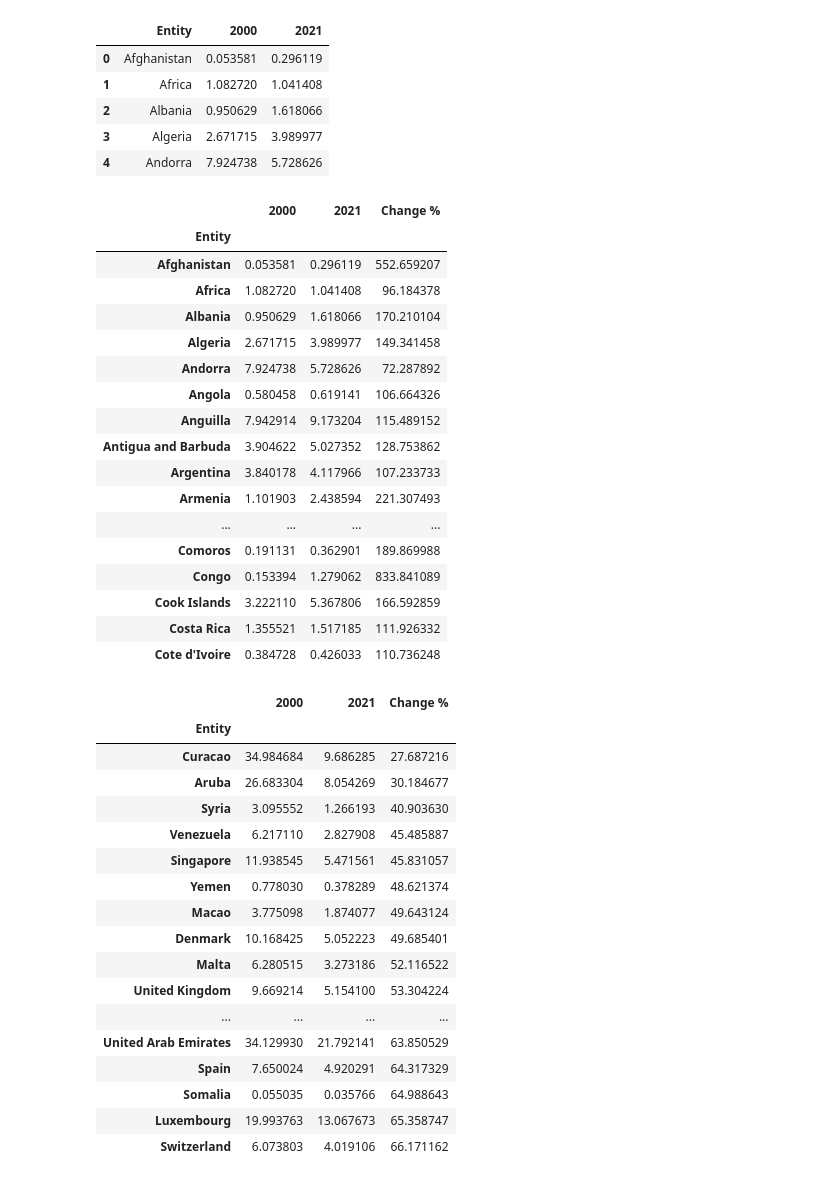
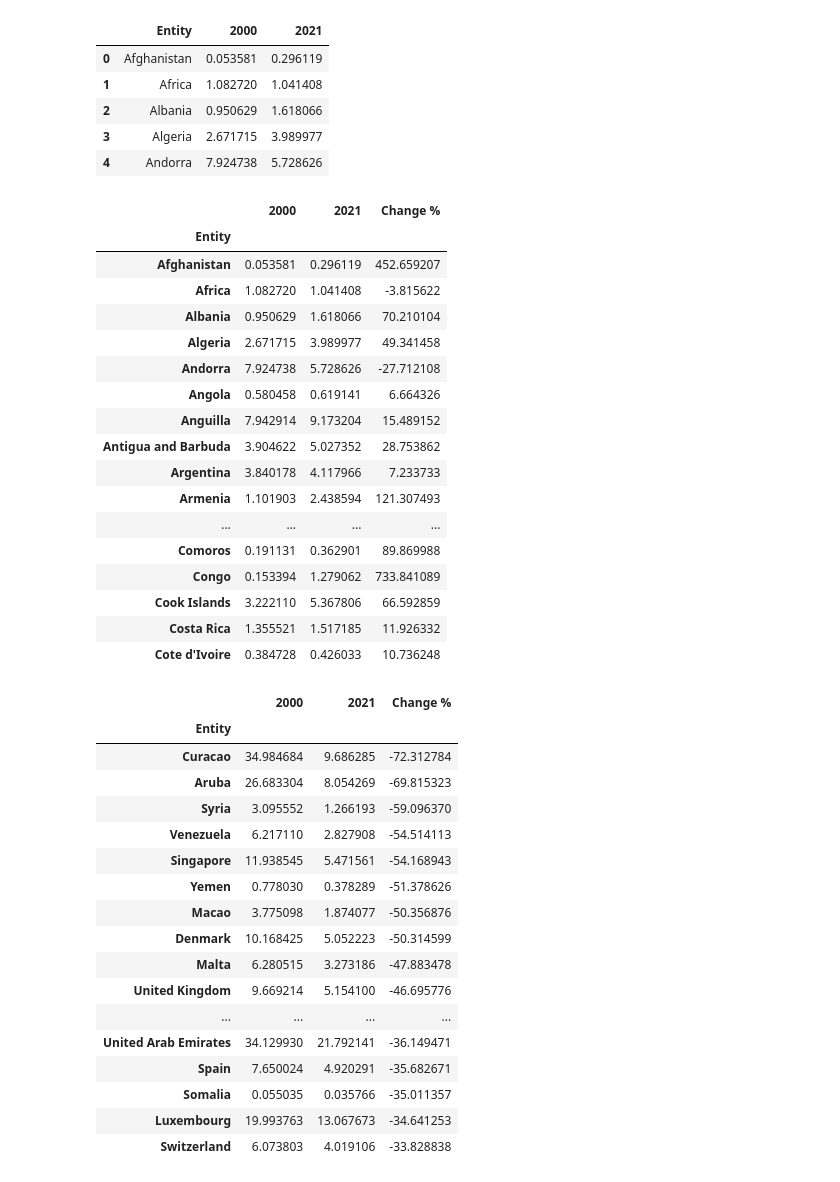
Before and after one commit to Dre76/https-github.com-Dre76-Final-assignment-CO2-emissions, a Jupyter notebook: Final_assignment_CO2_emmisions_part_2,_Biggest_strides_in_decreasing_CO2_output (1).ipynb, the cells around one changed output. Saved outputs shown, nothing was run; the diff lists cells and outputs as text; code cells hidden in the pictures.

```diff
--- a/Final_assignment_CO2_emmisions_part_2,_Biggest_strides_in_decreasing_CO2_output (1).ipynb
+++ b/Final_assignment_CO2_emmisions_part_2,_Biggest_strides_in_decreasing_CO2_output (1).ipynb
@@ -41,6 +42,6 @@ warnings.filterwarnings("ignore") # specify to ignore warning messages
 # %%
 #download csv files
-df_co2_emissions= pd.read_csv("/content/drive/MyDrive/co-emissions-per-capita (1).csv")
+df_co2_emissions= pd.read_csv("/content/drive/MyDrive/csv files/co-emissions-per-capita (1).csv")
 #rename columns to make it more easy to use
 df_co2_emissions= df_co2_emissions.rename(columns={"Annual CO₂ emissions (per capita)": "Emissions"})
 #remove column drop
@@ -65,28 +66,28 @@ df_emissions_2000_2021.head()
 # setting entity as index but permanently
 df_emissions_2000_2021.set_index("Entity", inplace=True)
 # %%
-#percemtage change
-df_emissions_2000_2021["Change %"] = (df_emissions_2000_2021["2021"] / df_emissions_2000_2021["2000"]) * 100
+#percentage change
+df_emissions_2000_2021["Change %"] = (df_emissions_2000_2021["2021"] - df_emissions_2000_2021["2000"]) / df_emissions_2000_2021["2000"] * 100
 df_emissions_2000_2021.head(50)
 # %% [output]
 |  | 2000 | 2021 | Change % |
 | Entity |  |  |  |
-| Afghanistan | 0.053581 | 0.296119 | 552.659207 |
-| Africa | 1.082720 | 1.041408 | 96.184378 |
-| Albania | 0.950629 | 1.618066 | 170.210104 |
-| Algeria | 2.671715 | 3.989977 | 149.341458 |
-| Andorra | 7.924738 | 5.728626 | 72.287892 |
-| Angola | 0.580458 | 0.619141 | 106.664326 |
-| Anguilla | 7.942914 | 9.173204 | 115.489152 |
-| Antigua and Barbuda | 3.904622 | 5.027352 | 128.753862 |
-| Argentina | 3.840178 | 4.117966 | 107.233733 |
-| Armenia | 1.101903 | 2.438594 | 221.307493 |
+| Afghanistan | 0.053581 | 0.296119 | 452.659207 |
+| Africa | 1.082720 | 1.041408 | -3.815622 |
+| Albania | 0.950629 | 1.618066 | 70.210104 |
+| Algeria | 2.671715 | 3.989977 | 49.341458 |
+| Andorra | 7.924738 | 5.728626 | -27.712108 |
+| Angola | 0.580458 | 0.619141 | 6.664326 |
+| Anguilla | 7.942914 | 9.173204 | 15.489152 |
+| Antigua and Barbuda | 3.904622 | 5.027352 | 28.753862 |
+| Argentina | 3.840178 | 4.117966 | 7.233733 |
+| Armenia | 1.101903 | 2.438594 | 121.307493 |
 | ... | ... | ... | ... |
-| Comoros | 0.191131 | 0.362901 | 189.869988 |
-| Congo | 0.153394 | 1.279062 | 833.841089 |
-| Cook Islands | 3.222110 | 5.367806 | 166.592859 |
-| Costa Rica | 1.355521 | 1.517185 | 111.926332 |
-| Cote d'Ivoire | 0.384728 | 0.426033 | 110.736248 |
+| Comoros | 0.191131 | 0.362901 | 89.869988 |
+| Congo | 0.153394 | 1.279062 | 733.841089 |
+| Cook Islands | 3.222110 | 5.367806 | 66.592859 |
+| Costa Rica | 1.355521 | 1.517185 | 11.926332 |
+| Cote d'Ivoire | 0.384728 | 0.426033 | 10.736248 |
 # %%
 #find top 10 countries making the most strides co2 emissions
 df_co2_strides = df_emissions_2000_2021.sort_values(by=['Change %']).head(25)
@@ -94,22 +95,22 @@ df_co2_strides
 # %% [output]
 |  | 2000 | 2021 | Change % |
 | Entity |  |  |  |
-| Curacao | 34.984684 | 9.686285 | 27.687216 |
-| Aruba | 26.683304 | 8.054269 | 30.184677 |
-| Syria | 3.095552 | 1.266193 | 40.903630 |
-| Venezuela | 6.217110 | 2.827908 | 45.485887 |
-| Singapore | 11.938545 | 5.471561 | 45.831057 |
-| Yemen | 0.778030 | 0.378289 | 48.621374 |
-| Macao | 3.775098 | 1.874077 | 49.643124 |
-| Denmark | 10.168425 | 5.052223 | 49.685401 |
-| Malta | 6.280515 | 3.273186 | 52.116522 |
-| United Kingdom | 9.669214 | 5.154100 | 53.304224 |
+| Curacao | 34.984684 | 9.686285 | -72.312784 |
+| Aruba | 26.683304 | 8.054269 | -69.815323 |
+| Syria | 3.095552 | 1.266193 | -59.096370 |
+| Venezuela | 6.217110 | 2.827908 | -54.514113 |
+| Singapore | 11.938545 | 5.471561 | -54.168943 |
+| Yemen | 0.778030 | 0.378289 | -51.378626 |
+| Macao | 3.775098 | 1.874077 | -50.356876 |
+| Denmark | 10.168425 | 5.052223 | -50.314599 |
+| Malta | 6.280515 | 3.273186 | -47.883478 |
+| United Kingdom | 9.669214 | 5.154100 | -46.695776 |
 | ... | ... | ... | ... |
-| United Arab Emirates | 34.129930 | 21.792141 | 63.850529 |
-| Spain | 7.650024 | 4.920291 | 64.317329 |
-| Somalia | 0.055035 | 0.035766 | 64.988643 |
-| Luxembourg | 19.993763 | 13.067673 | 65.358747 |
-| Switzerland | 6.073803 | 4.019106 | 66.171162 |
+| United Arab Emirates | 34.129930 | 21.792141 | -36.149471 |
+| Spain | 7.650024 | 4.920291 | -35.682671 |
+| Somalia | 0.055035 | 0.035766 | -35.011357 |
+| Luxembourg | 19.993763 | 13.067673 | -34.641253 |
+| Switzerland | 6.073803 | 4.019106 | -33.828838 |
 # %%
 #drop two columns
 df_plot_strides = df_co2_strides.drop(columns=["2000", "2021"])
```
Also changed, not shown: parts of 7 cells of this notebook.
